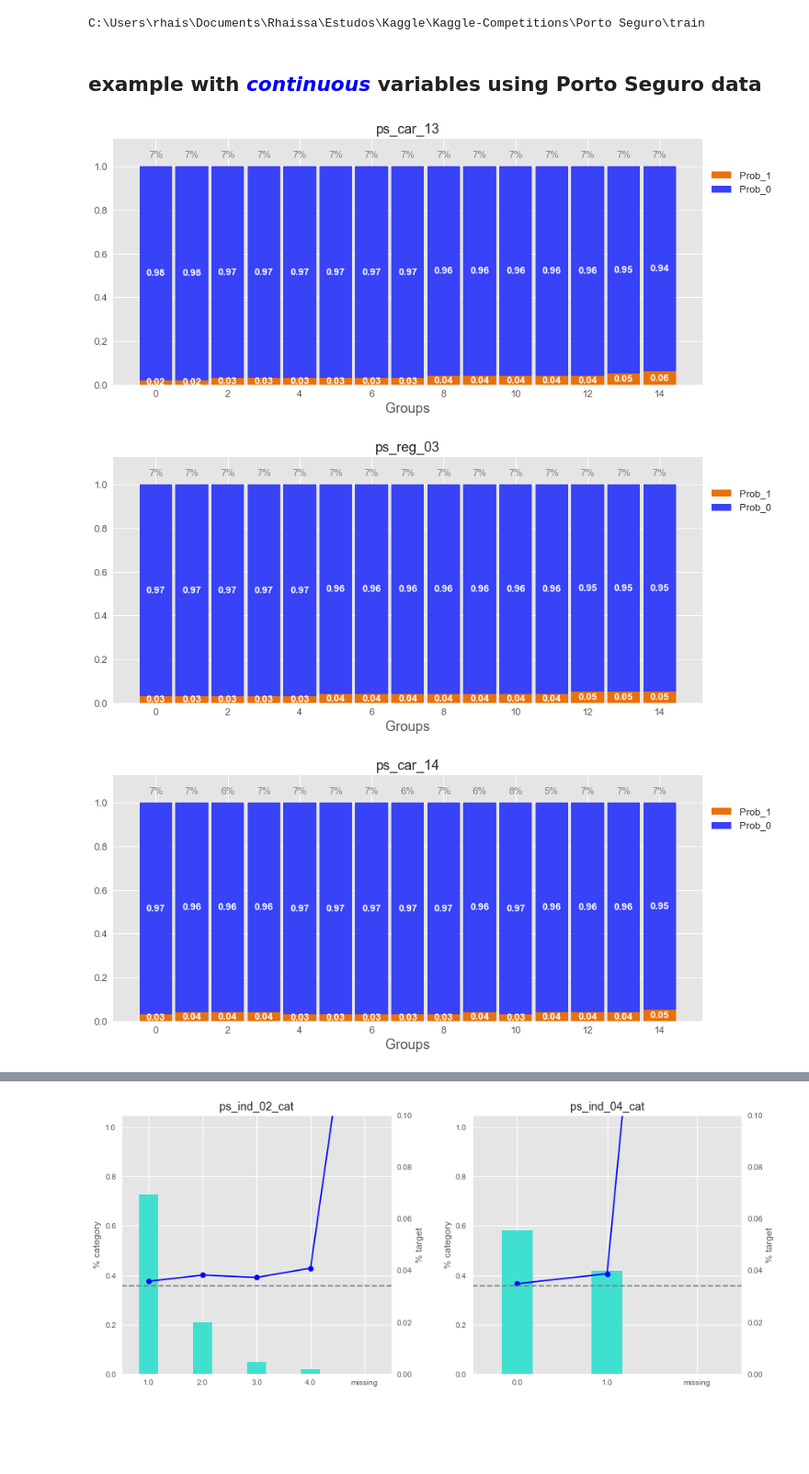
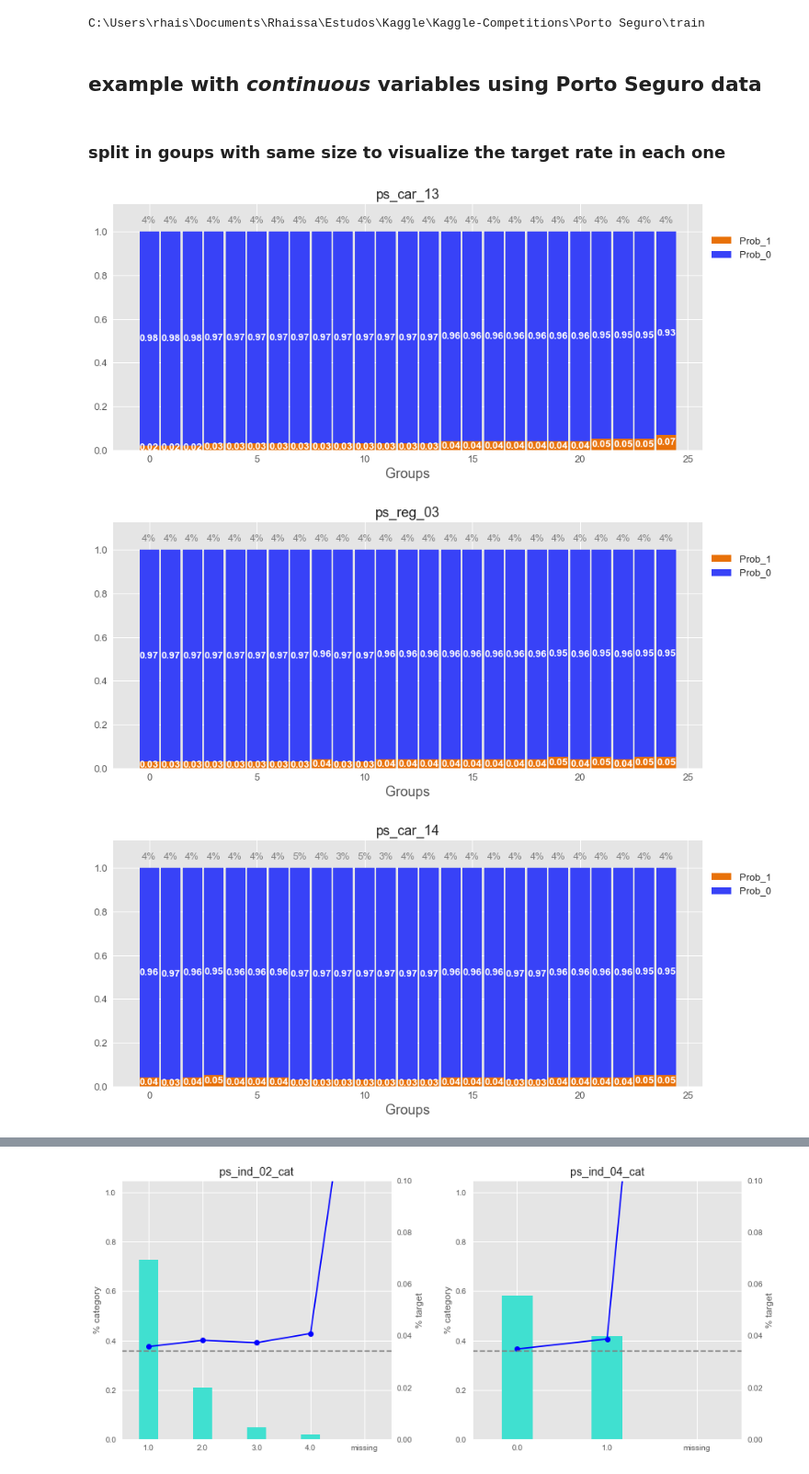
Before and after one commit to mopdc/python-codes, a Jupyter notebook: exploratory analysis in py/exploratory analysis in python.ipynb, the cells around one changed output, grey strips where cells are left out. Shown at 92% size. Saved outputs shown, nothing was run; the diff lists cells and outputs as text; code cells hidden in the pictures; blank space fills up the shorter version.

```diff
--- a/exploratory analysis in py/exploratory analysis in python.ipynb
+++ b/exploratory analysis in py/exploratory analysis in python.ipynb
@@ -29,7 +28,9 @@ C:\Users\rhais\Documents\Rhaissa\Estudos\Kaggle\Kaggle-Competitions\Porto Seguro
 X_all = data.iloc[:,2:]
 y_all = data.target
 # %% [markdown]
-##  example with <font color='blue'> *continuous* </font> variables using Porto Seguro data
+##  example with *continuous* variables using Porto Seguro data
+# %% [markdown]
+### split in goups with same size to visualize the target rate in each one
 # %%
 #var = 'ps_reg_03'
 def groups (n_groups, var, y_resp):
@@ -75,13 +76,12 @@ def plots_groups_num (table, figsize_1 = 14, figsize_2 = 6, bar_width = 0.91, fo
 
 plt.show()
 # %%
-list_vars = ['ps_car_13', 'ps_reg_03', 'ps_car_14']
-#'ps_ind_15', 'ps_reg_01', 'ps_reg_02', 'ps_reg_03', 'ps_car_11', 'ps_car_12', 'ps_car_13', 'ps_car_14', 'ps_car_15', 'ps_calc_01', 'ps_calc_02', 'ps_calc_03', 'ps_calc_04', 'ps_calc_05', 'ps_calc_06', 'ps_calc_07', 'ps_calc_08', 'ps_calc_09', 'ps_calc_10', 'ps_calc_11', 'ps_calc_12', 'ps_calc_13', 'ps_calc_14']
-for var in list_vars:
-    table = groups (15, X_all[var], y_all)
-    #print(train.index)
+list_vars2 = ['ps_car_13', 'ps_reg_03', 'ps_car_14']
+list_vars1 = ['ps_ind_15', 'ps_reg_01', 'ps_reg_02', 'ps_reg_03', 'ps_car_11', 'ps_car_12', 'ps_car_13', 'ps_car_14', 'ps_car_15', 'ps_calc_01', 'ps_calc_02', 'ps_calc_03', 'ps_calc_04', 'ps_calc_05', 'ps_calc_06', 'ps_calc_07', 'ps_calc_08', 'ps_calc_09', 'ps_calc_10', 'ps_calc_11', 'ps_calc_12', 'ps_calc_13', 'ps_calc_14']
+for var in list_vars2:
+    table = groups (25, X_all[var], y_all)
     plots_groups_num (table)
 # %% [output]
-[figure, old version]
+[figure, new version]
-[figure, old version]
+[figure, new version]
-[figure, old version]
+[figure, new version]
```
Also changed, not shown: parts of 5 cells of this notebook.
